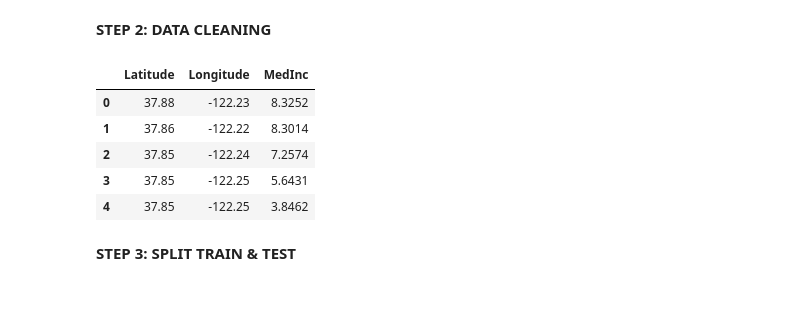
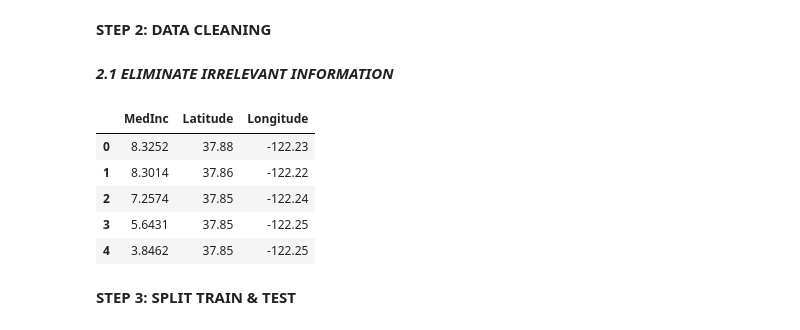
Before and after one commit to RitaViegas/RitaViegas---K-means-Project, a Jupyter notebook: src/explore.ipynb, the cells around one changed output. Saved outputs shown, nothing was run; the diff lists cells and outputs as text; code cells hidden in the pictures; blank space fills up the shorter version.

```diff
--- a/src/explore.ipynb
+++ b/src/explore.ipynb
@@ -42,15 +47,17 @@ Dataset dimensions:
 # %% [markdown]
 **STEP 2: DATA CLEANING**
+# %% [markdown]
+***2.1 ELIMINATE IRRELEVANT INFORMATION***
 # %%
-housing_df = housing_df[['Latitude', 'Longitude', 'MedInc']]
-housing_df.head()
+selected_columns = housing_df[['MedInc', 'Latitude', 'Longitude']]
+selected_columns.head()
 # %% [output]
-|  | Latitude | Longitude | MedInc |
-| 0 | 37.88 | -122.23 | 8.3252 |
-| 1 | 37.86 | -122.22 | 8.3014 |
-| 2 | 37.85 | -122.24 | 7.2574 |
-| 3 | 37.85 | -122.25 | 5.6431 |
-| 4 | 37.85 | -122.25 | 3.8462 |
+|  | MedInc | Latitude | Longitude |
+| 0 | 8.3252 | 37.88 | -122.23 |
+| 1 | 8.3014 | 37.86 | -122.22 |
+| 2 | 7.2574 | 37.85 | -122.24 |
+| 3 | 5.6431 | 37.85 | -122.25 |
+| 4 | 3.8462 | 37.85 | -122.25 |
 # %% [markdown]
 **STEP 3: SPLIT TRAIN & TEST**
 # %%
```
Also changed, not shown: parts of 28 cells of this notebook, 3 other files.
